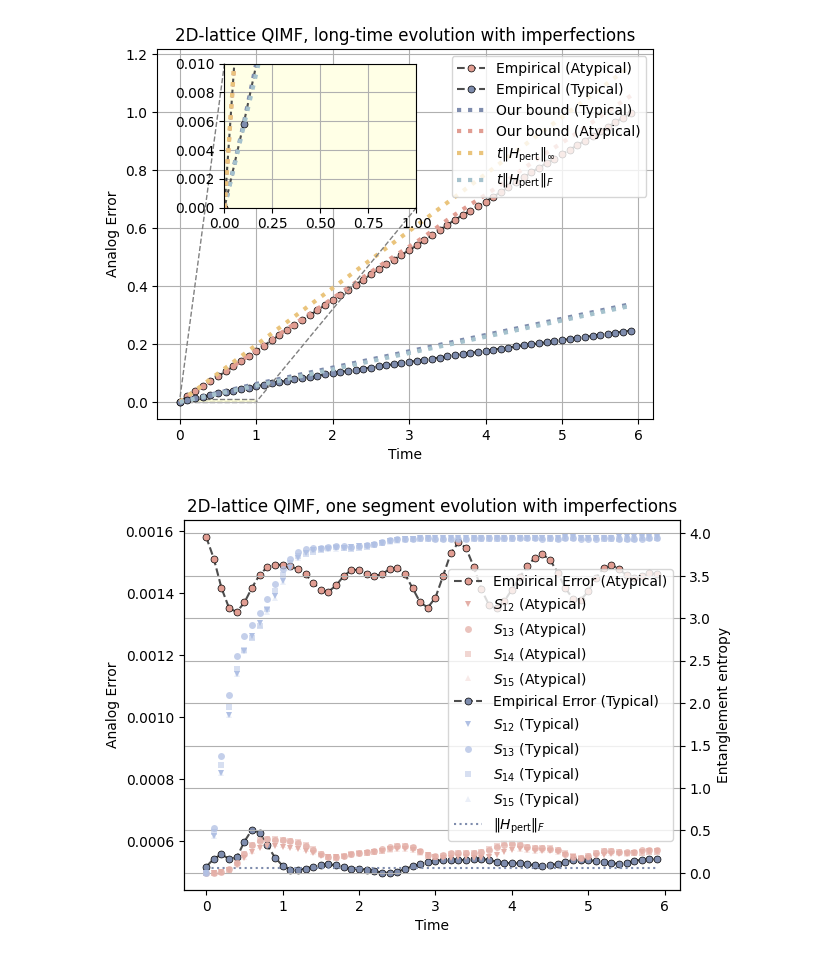
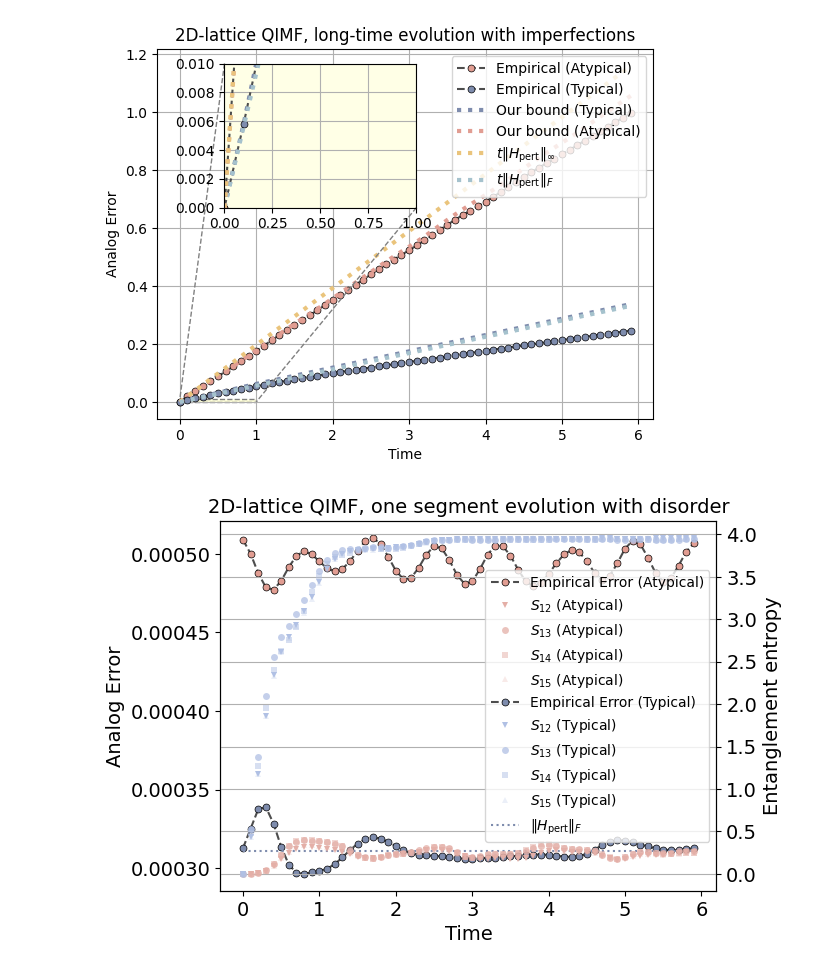
Before and after one commit to minidas/Entanglement-Induced-Resilience-of-Quantum-Dynamics, a Jupyter notebook: 2D_QIMF_analog.ipynb, the cells around one changed output. Drawn from its saved outputs; the diff is of its cells as text; code cells hidden in the pictures.

Commit message:
imp: fontsize

```diff
--- a/2D_QIMF_analog.ipynb
+++ b/2D_QIMF_analog.ipynb
@@ -13,7 +13,7 @@ import pickle
 
 # with open('./data/2D_exact_model.pkl', 'rb') as f:
 #     exact_model = pickle.load(f)
-with open('./data/2D_analog_model[i].pkl', 'rb') as f:
+with open('./data/2D_analog_model[d].pkl', 'rb') as f:
     analog_model = pickle.load(f)
 # %%
 initial_state = Statevector.from_label('0'*N).data  # Typical case state
@@ -119,36 +121,39 @@ p16=ax2.plot(time[:-1], entropy_list[:-1],label=r'$S_{15}$ (Atypical)', marker='
 
 # initial_state = haar_random_state(N)  # Generate a random state
 initial_state = Statevector.from_label('0'*N).data  # Typical case state
 state_distance = []
 exact_state = initial_state
 analog_state = initial_state
 for i in range(num_steps):
     analog_state = analog_model.U0 @ exact_state
     exact_state = analog_model.exact_model.U0 @ exact_state
     state_distance.append(np.linalg.norm(exact_state - analog_state))
 p21=ax1.plot(time[:-1], state_distance, color='0.3', marker='o', markersize=5, mfc='#7E8CAD', mec='k', linestyle='dashed', markeredgewidth=0.5,label='Empirical Error (Typical)')
 
 entropy_list=entropy_data(initial_state, analog_model, k=2)
 p22=ax2.plot(time[:-1], entropy_list[:-1],label=r'$S_{12}$ (Typical)',marker='v', markersize=5, mfc="#B0C0E4", linewidth=0,markeredgewidth=0,mec='k')
 entropy_list=entropy_data(initial_state, analog_model, k=[1,3,4,5,6,7,8,9])
 p24=ax2.plot(time[:-1], entropy_list[:-1],label=r'$S_{13}$ (Typical)', marker='o', markersize=5, mfc='#B0C0E4', linewidth=0,markeredgewidth=0,alpha=0.75,mec='k')
 entropy_list=entropy_data(initial_state, analog_model, k=[1,2,4,5,6,7,8,9])
 p25=ax2.plot(time[:-1], entropy_list[:-1],label=r'$S_{14}$ (Typical)', marker='s', markersize=5, mfc='#B0C0E4', linewidth=0,markeredgewidth=0,alpha=0.5,mec='k')
 entropy_list=entropy_data(initial_state, analog_model, k=[1,2,3,5,6,7,8,9])
 p26=ax2.plot(time[:-1], entropy_list[:-1],label=r'$S_{15}$ (Typical)', marker='^', markersize=5, mfc='#B0C0E4', linewidth=0,markeredgewidth=0,alpha=0.25,mec='k')
 
 p13=ax1.plot(time[:-1], [V_fro*time_step]*num_steps, color="#7E8CAD", linestyle='dotted', label=r'$\|H_{\text{pert}}\|_{F}$')
 # plt.plot(time[:-1], [V_spec*time_step]*num_steps, color='#A4E048', linestyle='dashed', label=r'$\delta t\lambda\|V\|_{\infty}$')
-ax1.set_xlabel('Time')
-ax1.set_ylabel('Analog Error')
-ax2.set_ylabel('Entanglement entropy')
+ax1.set_xlabel('Time',fontsize=14)
+ax1.set_ylabel('Analog Error',fontsize=14)
+ax2.set_ylabel('Entanglement entropy',fontsize=14)
+ax1.set_xticklabels(ax1.get_xticklabels(), fontsize=14)
+ax1.set_yticklabels(ax1.get_yticklabels(), fontsize=14)
+ax2.set_yticklabels(ax2.get_yticklabels(), fontsize=14)
 
 lns=p11+p12+p14+p15+p16+p21+p22+p24+p25+p26+p13
 labs=[l.get_label() for l in lns]
-plt.title('2D-lattice QIMF, one segment evolution with imperfections')
+plt.title('2D-lattice QIMF, one segment evolution with disorder', fontsize=14)
 plt.legend(lns,labs,loc=0)
 plt.grid()
-plt.savefig('./Figures/one_segment[i,2D].pdf', bbox_inches='tight',dpi=600)
+plt.savefig('./Figures/one_segment[d,2D].pdf', bbox_inches='tight',dpi=600)
 plt.show()
 # %% [output]
-[figure, old version]
+[figure, new version]
```
Also changed, not shown: parts of 1 cell of this notebook, 4 other files.
